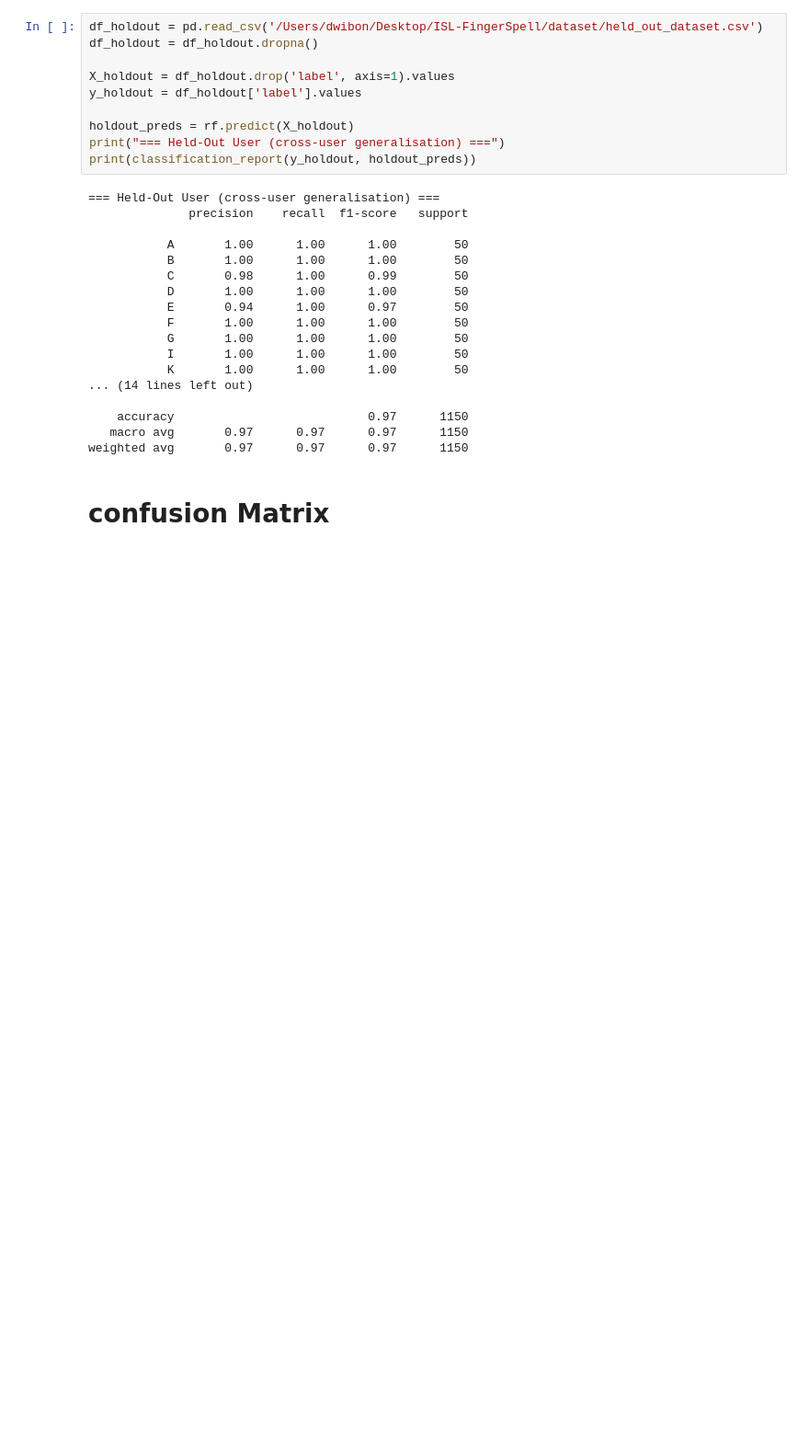
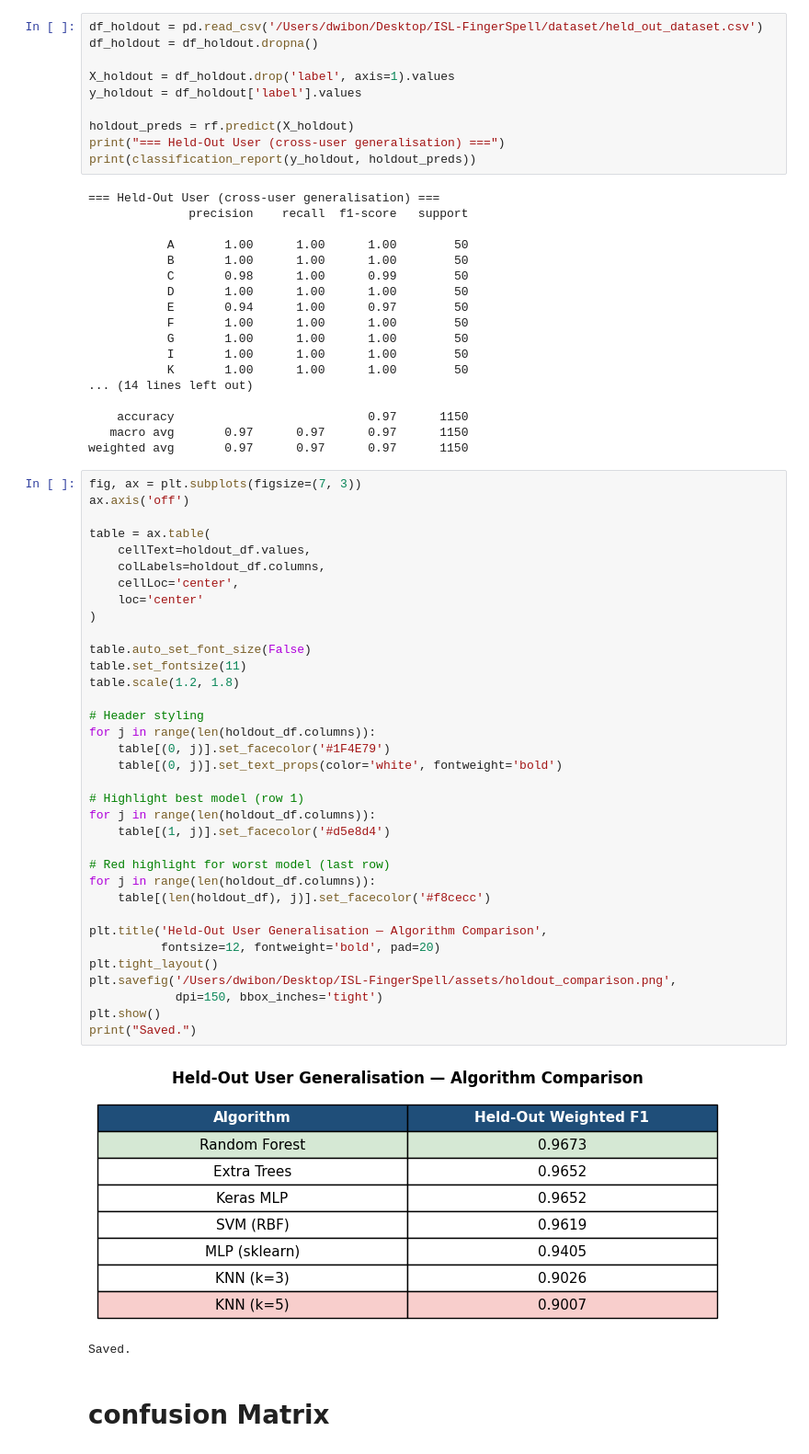
Before and after one commit to Dwibon/ISL-FingerSpell, a Jupyter notebook: training/notebooks/train_model.ipynb, the cells around one changed output. Shown at 92% size. Saved outputs shown, nothing was run; the diff lists cells and outputs as text; blank space fills up the shorter version.

```diff
--- a/training/notebooks/train_model.ipynb
+++ b/training/notebooks/train_model.ipynb
@@ -555,6 +589,44 @@ print(classification_report(y_holdout, holdout_preds))
     accuracy                           0.97      1150
    macro avg       0.97      0.97      0.97      1150
 weighted avg       0.97      0.97      0.97      1150
+# %%
+fig, ax = plt.subplots(figsize=(7, 3))
+ax.axis('off')
+
+table = ax.table(
+    cellText=holdout_df.values,
+    colLabels=holdout_df.columns,
+    cellLoc='center',
+    loc='center'
+)
+
+table.auto_set_font_size(False)
+table.set_fontsize(11)
+table.scale(1.2, 1.8)
+
+# Header styling
+for j in range(len(holdout_df.columns)):
+    table[(0, j)].set_facecolor('#1F4E79')
+    table[(0, j)].set_text_props(color='white', fontweight='bold')
+
+# Highlight best model (row 1)
+for j in range(len(holdout_df.columns)):
+    table[(1, j)].set_facecolor('#d5e8d4')
+
+# Red highlight for worst model (last row)
+for j in range(len(holdout_df.columns)):
+    table[(len(holdout_df), j)].set_facecolor('#f8cecc')
+
+plt.title('Held-Out User Generalisation — Algorithm Comparison',
+          fontsize=12, fontweight='bold', pad=20)
+plt.tight_layout()
+plt.savefig('/Users/dwibon/Desktop/ISL-FingerSpell/assets/holdout_comparison.png',
+            dpi=150, bbox_inches='tight')
+plt.show()
+print("Saved.")
+# %% [output]
+[figure, added]
+Saved.
 # %% [markdown]
 # confusion Matrix
 # %% [markdown]
```
Also changed, not shown: parts of 9 cells of this notebook.
